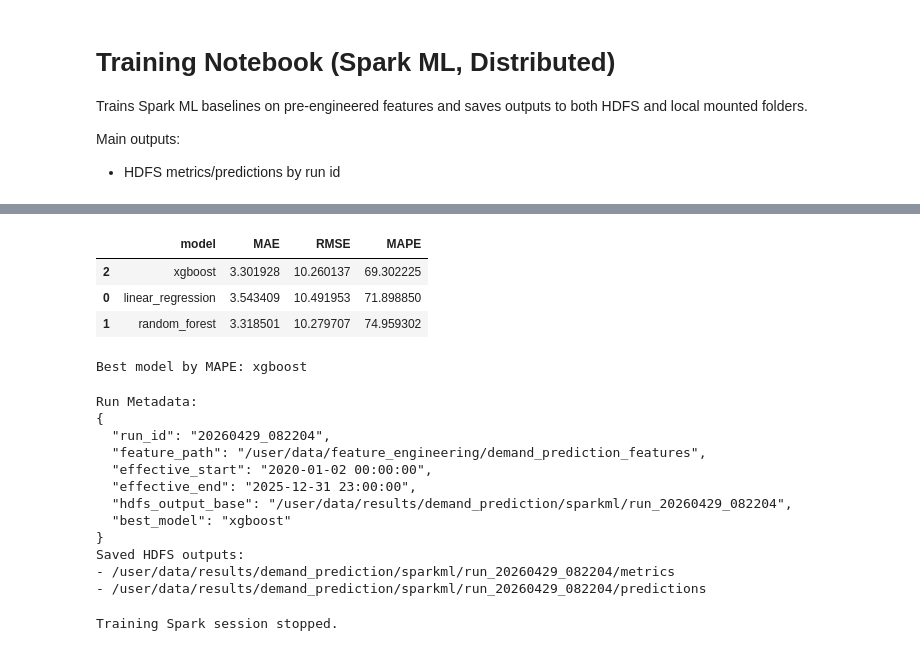
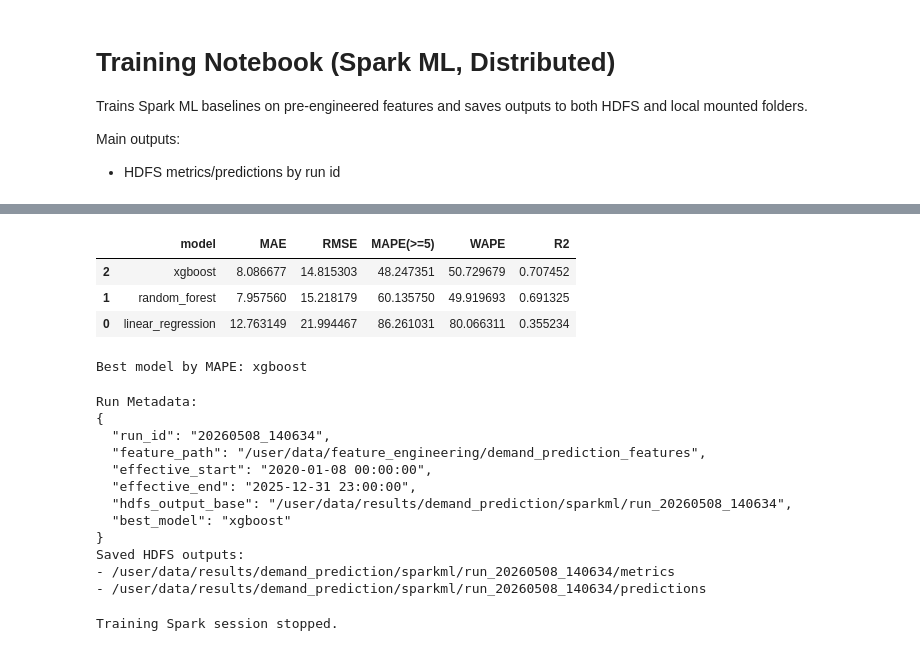
Before and after one commit to PhucLee2304/BTL-MMDS, a Jupyter notebook: code/hybrid_regression_holt_winters/src_virtual_cluster/training_sparkml.ipynb, the cells around one changed output, grey strips where cells are left out. Cells and saved outputs as stored; diff of their text form; code cells hidden in the pictures.

```diff
--- a/code/hybrid_regression_holt_winters/src_virtual_cluster/training_sparkml.ipynb
+++ b/code/hybrid_regression_holt_winters/src_virtual_cluster/training_sparkml.ipynb
@@ -430,18 +461,18 @@ worker worker-20260429081424-172.18.0.3-7078 cores 2/2 mem(MB) 2048/2048
 Finished: xgboost
 # %%
-metrics_pdf = pd.DataFrame(metrics_rows).sort_values("MAPE")
+metrics_pdf = pd.DataFrame(metrics_rows).sort_values("MAPE(>=5)")
 display(metrics_pdf)
 
 if len(metrics_pdf) == 0:
     raise ValueError("No model finished successfully. Check Spark logs/resources.")
 
 best_model_name = metrics_pdf.iloc[0]["model"]
 print("Best model by MAPE:", best_model_name)
 # %% [output]
-|  | model | MAE | RMSE | MAPE |
-| 2 | xgboost | 3.301928 | 10.260137 | 69.302225 |
-| 0 | linear_regression | 3.543409 | 10.491953 | 71.898850 |
-| 1 | random_forest | 3.318501 | 10.279707 | 74.959302 |
+|  | model | MAE | RMSE | MAPE(>=5) | WAPE | R2 |
+| 2 | xgboost | 8.086677 | 14.815303 | 48.247351 | 50.729679 | 0.707452 |
+| 1 | random_forest | 7.957560 | 15.218179 | 60.135750 | 49.919693 | 0.691325 |
+| 0 | linear_regression | 12.763149 | 21.994467 | 86.261031 | 80.066311 | 0.355234 |
 Best model by MAPE: xgboost
 # %%
 # Ensure output base is defined for this cell-only rerun
@@ -462,7 +493,7 @@ fitted_models[best_model_name].write().overwrite().save(best_model_path)
 
 best_pred_pdf = (
     pred_union.where(F.col("model") == best_model_name)
-    .orderBy("pickup_bin_10m", "PULocationID")
+    .orderBy("pickup_bin_60m", "PULocationID")
     .limit(5000)
     .toPandas()
   )
@@ -485,16 +516,16 @@ print(f"- {OUT_BASE}/predictions")
 # %% [output]
 Run Metadata:
 {
-  "run_id": "20260429_082204",
+  "run_id": "20260508_140634",
   "feature_path": "/user/data/feature_engineering/demand_prediction_features",
-  "effective_start": "2020-01-02 00:00:00",
+  "effective_start": "2020-01-08 00:00:00",
   "effective_end": "2025-12-31 23:00:00",
-  "hdfs_output_base": "/user/data/results/demand_prediction/sparkml/run_20260429_082204",
+  "hdfs_output_base": "/user/data/results/demand_prediction/sparkml/run_20260508_140634",
   "best_model": "xgboost"
 }
 Saved HDFS outputs:
-- /user/data/results/demand_prediction/sparkml/run_20260429_082204/metrics
-- /user/data/results/demand_prediction/sparkml/run_20260429_082204/predictions
+- /user/data/results/demand_prediction/sparkml/run_20260508_140634/metrics
+- /user/data/results/demand_prediction/sparkml/run_20260508_140634/predictions
 # %%
 # Optional cleanup: run this when training is done.
 spark.catalog.clearCache()
```
Also changed, not shown: parts of 8 cells of this notebook, 4 other files.
